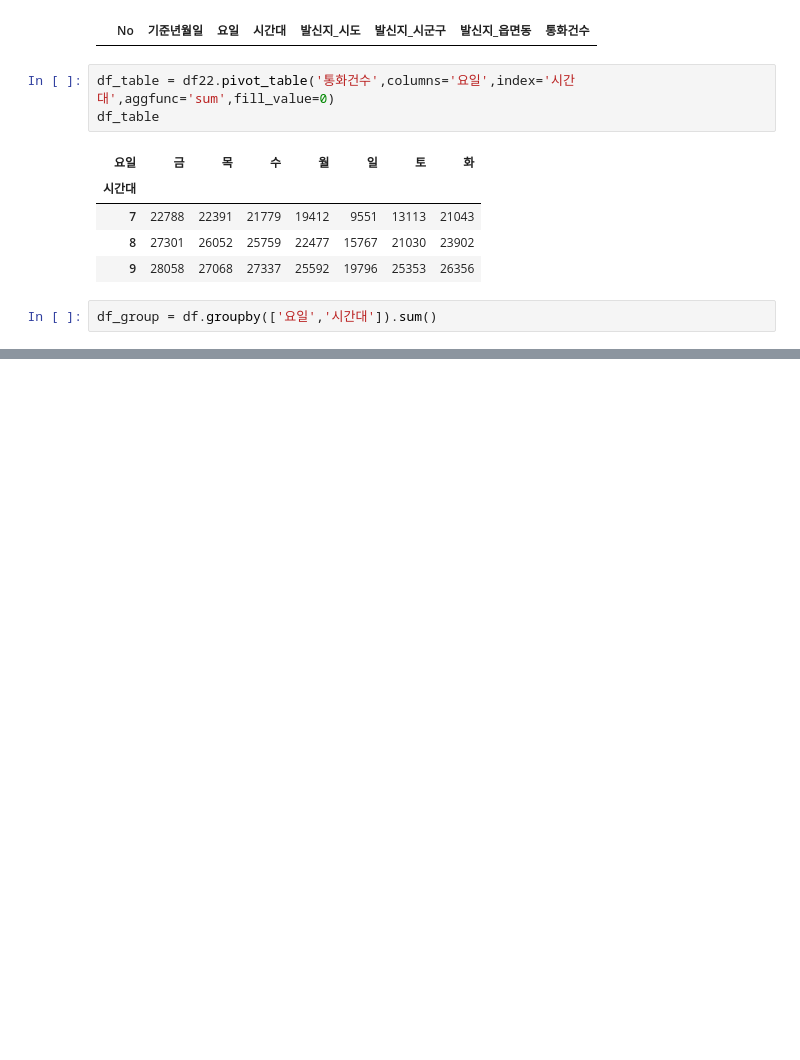
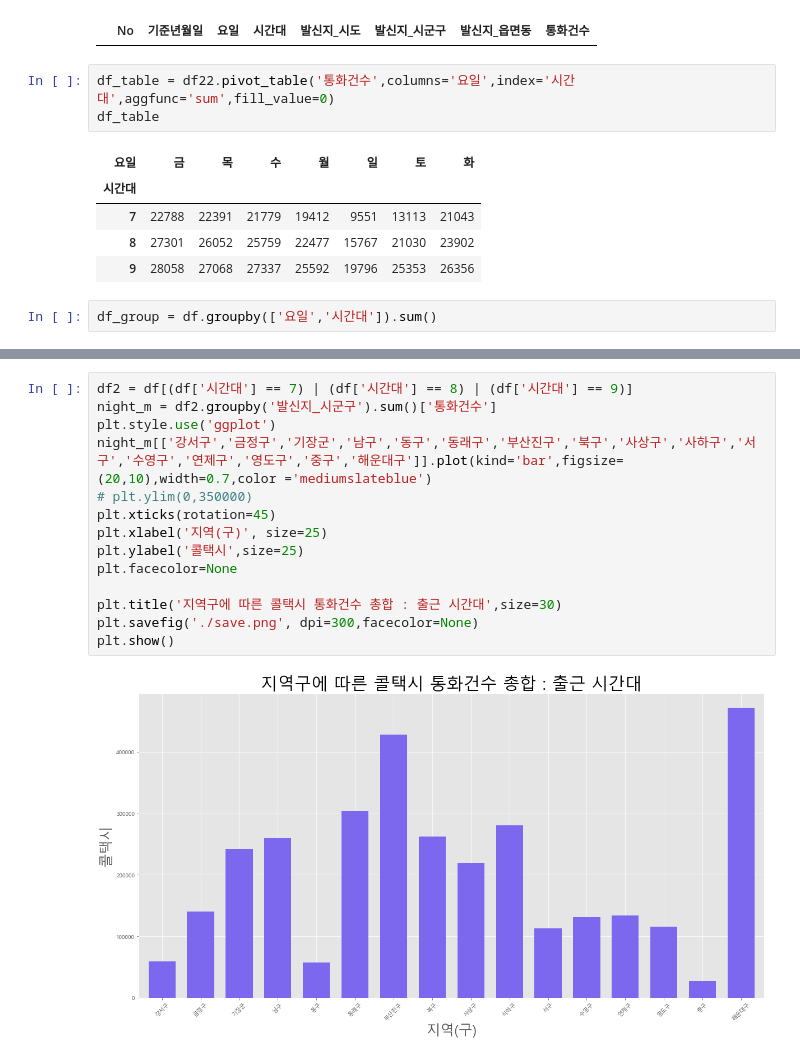
Before and after one commit to kim-juwan/bts, a Jupyter notebook: Untitled.ipynb, the cells around one changed output, grey strips where cells are left out. Drawn from its saved outputs; the diff is of its cells as text; blank space fills up the shorter version.

```diff
--- a/Untitled.ipynb
+++ b/Untitled.ipynb
@@ -318,0 +361,16 @@ df_group = df.groupby(['요일','시간대']).sum()
+# %%
+df2 = df[(df['시간대'] == 7) | (df['시간대'] == 8) | (df['시간대'] == 9)]
+night_m = df2.groupby('발신지_시군구').sum()['통화건수']
+plt.style.use('ggplot')
+night_m[['강서구','금정구','기장군','남구','동구','동래구','부산진구','북구','사상구','사하구','서구','수영구','연제구','영도구','중구','해운대구']].plot(kind='bar',figsize=(20,10),width=0.7,color ='mediumslateblue')
+# plt.ylim(0,350000)
+plt.xticks(rotation=45)
+plt.xlabel('지역(구)', size=25)
+plt.ylabel('콜택시',size=25)
+plt.facecolor=None
+
+plt.title('지역구에 따른 콜택시 통화건수 총합 : 출근 시간대',size=30)
+plt.savefig('./save.png', dpi=300,facecolor=None)
+plt.show()
+# %% [output]
+[figure, added]
```
Also changed, not shown: parts of 6 cells of this notebook, 18 other files.
